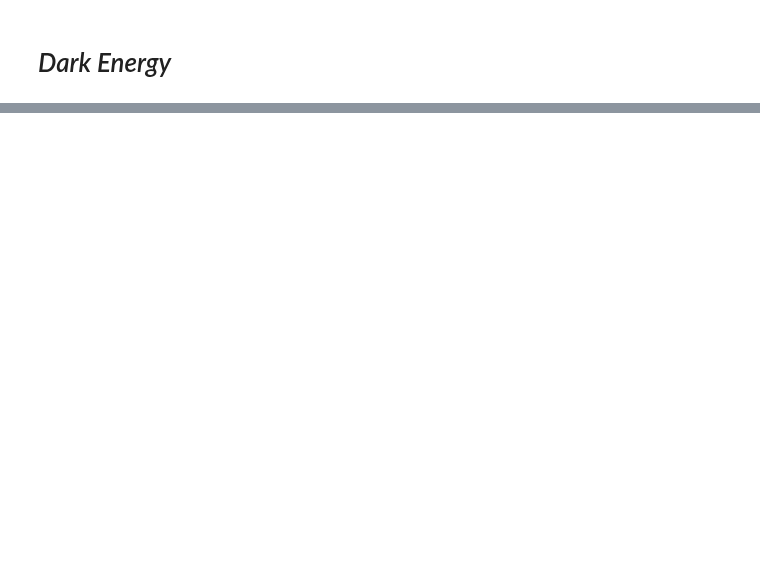
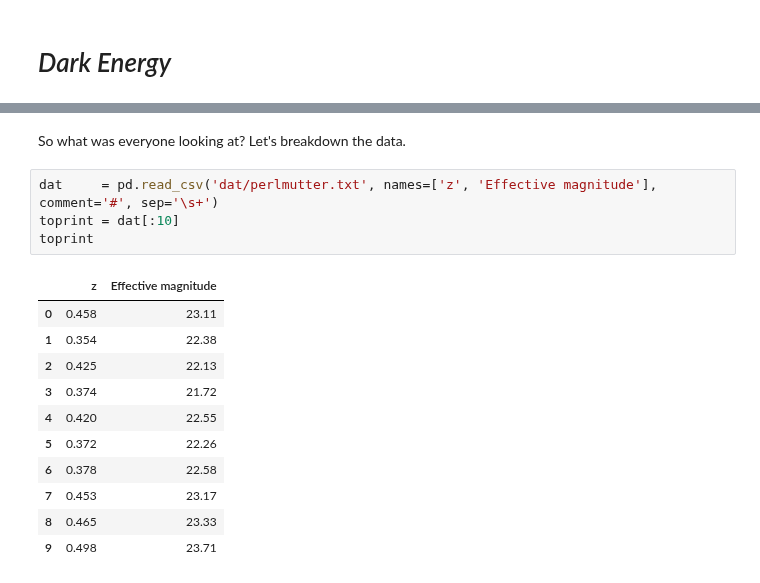
Before and after one commit to DESIHIGH/desihigh, a Jupyter notebook: Intro.ipynb, the cells around one changed output, grey strips where cells are left out. Cells and saved outputs as stored; diff of their text form; blank space fills up the shorter version.

```diff
--- a/Intro.ipynb
+++ b/Intro.ipynb
@@ -184,0 +191,18 @@ So in conclusion, every galaxy is likely to be moving away from us!  We find thi
+# %% [markdown]
+So what was everyone looking at?  Let's breakdown the data.
+# %%
+dat     = pd.read_csv('dat/perlmutter.txt', names=['z', 'Effective magnitude'], comment='#', sep='\s+')
+toprint = dat[:10]
+toprint
+# %% [output]
+|  | z | Effective magnitude |
+| 0 | 0.458 | 23.11 |
+| 1 | 0.354 | 22.38 |
+| 2 | 0.425 | 22.13 |
+| 3 | 0.374 | 21.72 |
+| 4 | 0.420 | 22.55 |
+| 5 | 0.372 | 22.26 |
+| 6 | 0.378 | 22.58 |
+| 7 | 0.453 | 23.17 |
+| 8 | 0.465 | 23.33 |
+| 9 | 0.498 | 23.71 |
```
Also changed, not shown: parts of 23 cells of this notebook, 2 other files.
